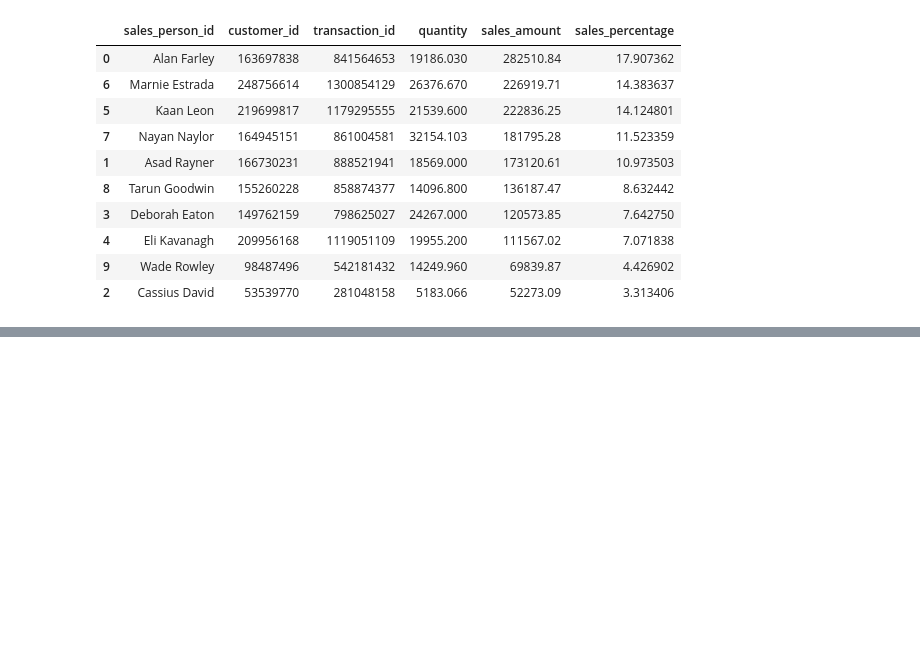
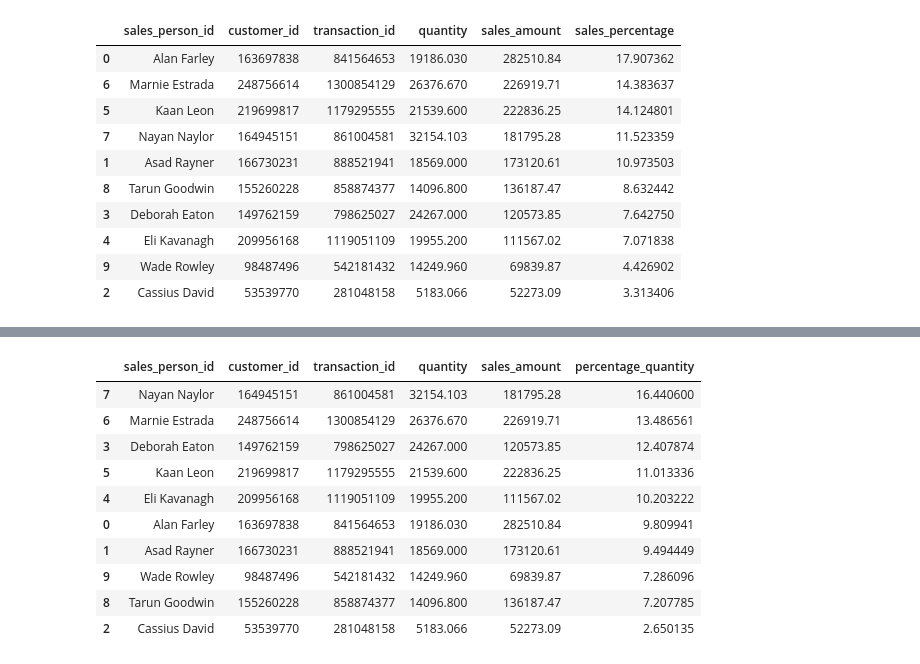
Before and after one commit to PatriciaNgari/Megamart-data, a Jupyter notebook: Megamart_data.ipynb, the cells around one changed output, grey strips where cells are left out. Saved outputs shown, nothing was run; the diff lists cells and outputs as text; code cells hidden in the pictures; blank space fills up the shorter version.

```diff
--- a/Megamart_data.ipynb
+++ b/Megamart_data.ipynb
@@ -134,0 +165,19 @@ fig3.show()
+# %%
+qtysold_per_salesperson = megamart_data.groupby(['sales_person_id']).sum().reset_index()
+qtysold_per_salesperson['percentage_quantity'] =  (qtysold_per_salesperson['quantity'] / sum(qtysold_per_salesperson['quantity']) ) * 100
+qtysold_per_salesperson.sort_values("percentage_quantity", ascending = False, inplace = True)
+#THE 20 PRODUCTS WITH MOST QUANTITY SOLD.
+salesqty_perperson = qtysold_per_salesperson.head(10)
+salesqty_perperson
+# %% [output]
+|  | sales_person_id | customer_id | transaction_id | quantity | sales_amount | percentage_quantity |
+| 7 | Nayan Naylor | 164945151 | 861004581 | 32154.103 | 181795.28 | 16.440600 |
+| 6 | Marnie Estrada | 248756614 | 1300854129 | 26376.670 | 226919.71 | 13.486561 |
+| 3 | Deborah Eaton | 149762159 | 798625027 | 24267.000 | 120573.85 | 12.407874 |
+| 5 | Kaan Leon | 219699817 | 1179295555 | 21539.600 | 222836.25 | 11.013336 |
+| 4 | Eli Kavanagh | 209956168 | 1119051109 | 19955.200 | 111567.02 | 10.203222 |
+| 0 | Alan Farley | 163697838 | 841564653 | 19186.030 | 282510.84 | 9.809941 |
+| 1 | Asad Rayner | 166730231 | 888521941 | 18569.000 | 173120.61 | 9.494449 |
+| 9 | Wade Rowley | 98487496 | 542181432 | 14249.960 | 69839.87 | 7.286096 |
+| 8 | Tarun Goodwin | 155260228 | 858874377 | 14096.800 | 136187.47 | 7.207785 |
+| 2 | Cassius David | 53539770 | 281048158 | 5183.066 | 52273.09 | 2.650135 |
```
Also changed, not shown: parts of 4 cells of this notebook.
